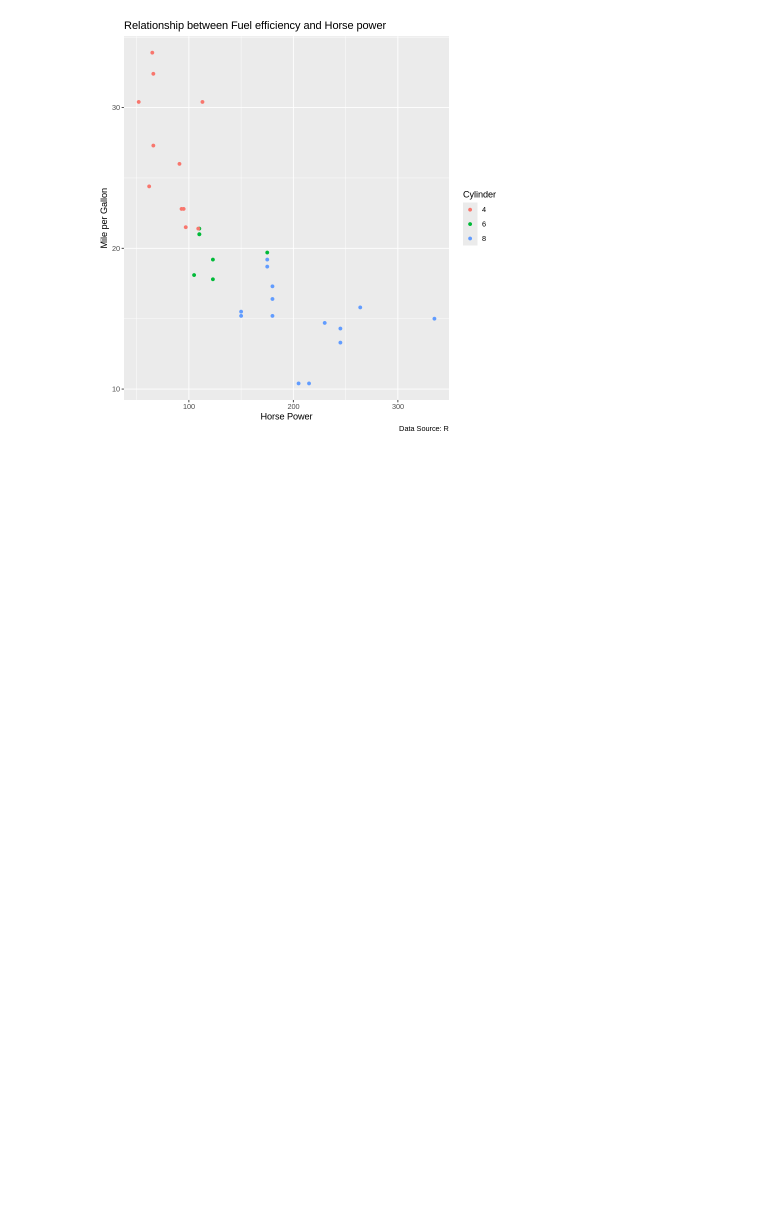
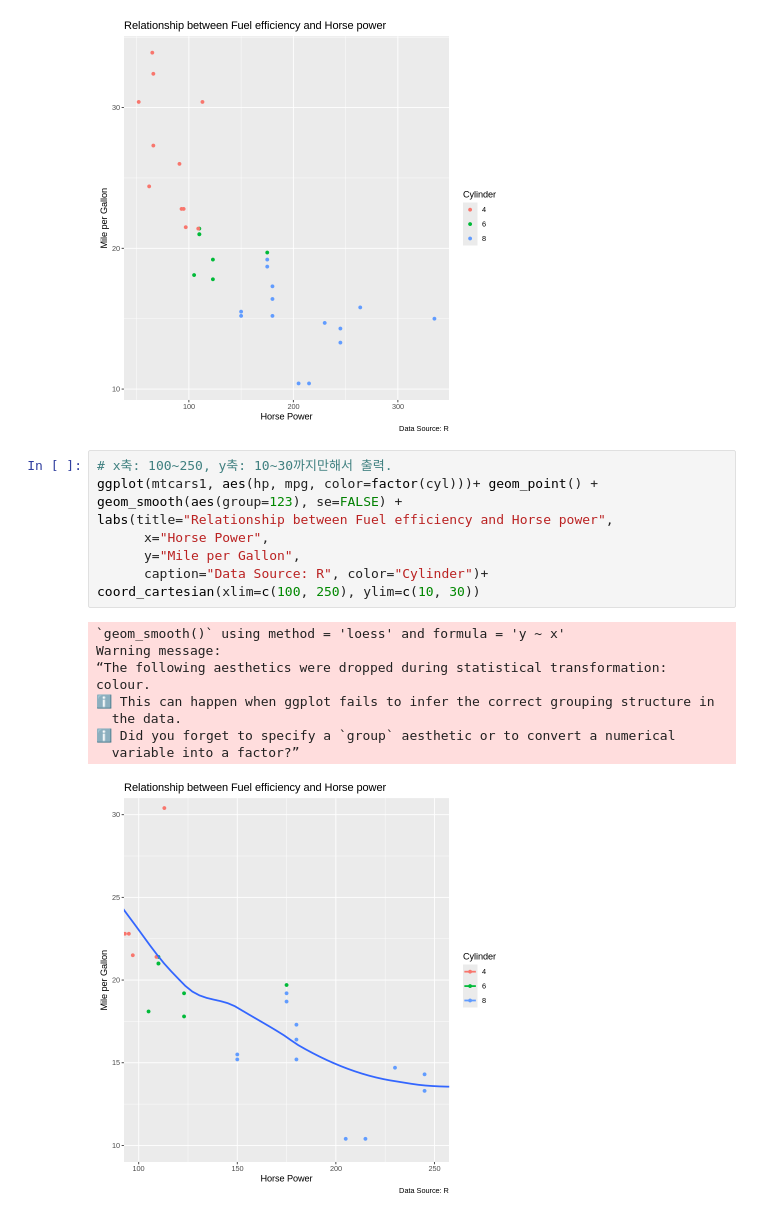
Before and after one commit to hajju0617/Data-Analysis-Study, a Jupyter notebook: R_visualization.ipynb, the cells around one changed output. Drawn from its saved outputs; the diff is of its cells as text; blank space fills up the shorter version.

Commit message:
R - ggplot 시각화

```diff
--- a/R_visualization.ipynb
+++ b/R_visualization.ipynb
@@ -165,3 +165,22 @@ labs(title="Relationship between Fuel efficiency and Horse power",
 scale_y_continuous(breaks=seq(10, 40, by=10))
 # %% [output]
 [figure]
+# %%
+# x축: 100~250, y축: 10~30까지만해서 출력.
+ggplot(mtcars1, aes(hp, mpg, color=factor(cyl)))+ geom_point() +
+geom_smooth(aes(group=123), se=FALSE) +
+labs(title="Relationship between Fuel efficiency and Horse power",
+      x="Horse Power",
+      y="Mile per Gallon",
+      caption="Data Source: R", color="Cylinder")+
+coord_cartesian(xlim=c(100, 250), ylim=c(10, 30))
+# %% [output]
+`geom_smooth()` using method = 'loess' and formula = 'y ~ x'
+Warning message:
+“The following aesthetics were dropped during statistical transformation:
+colour.
+ℹ This can happen when ggplot fails to infer the correct grouping structure in
+  the data.
+ℹ Did you forget to specify a `group` aesthetic or to convert a numerical
+  variable into a factor?”
+[figure, added]
```
Also changed, not shown: parts of 2 cells of this notebook.
